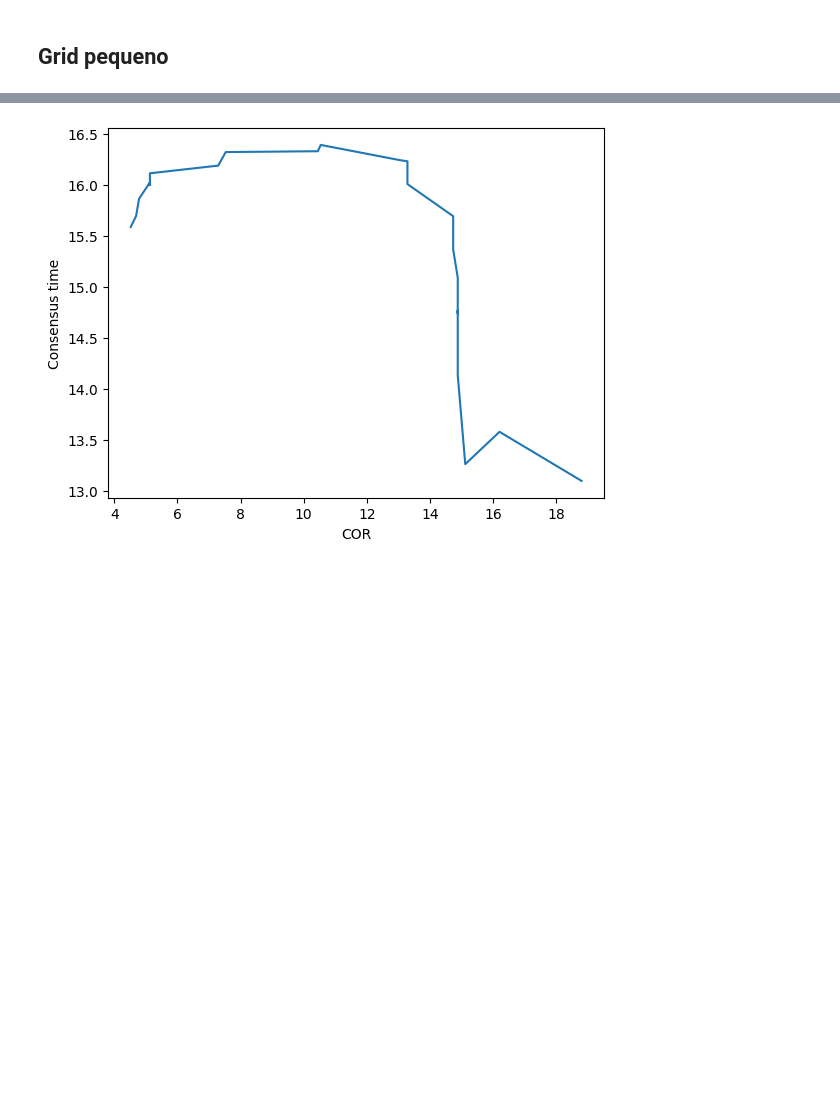
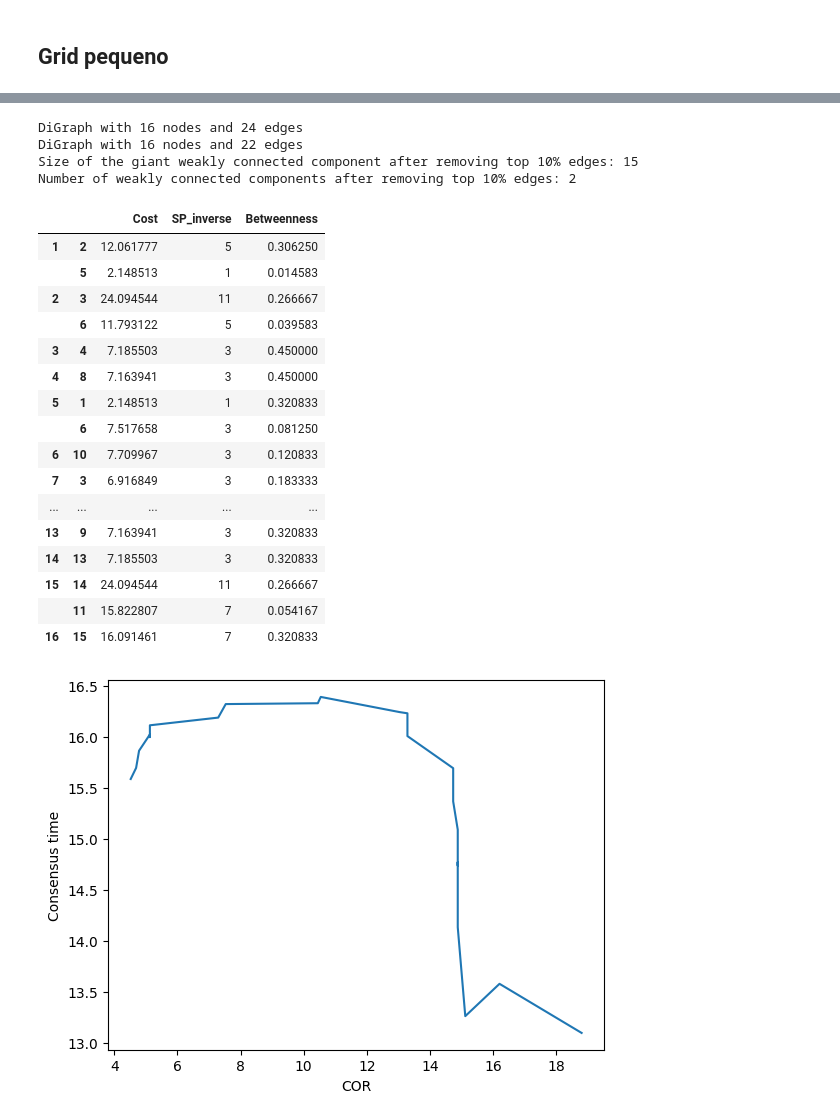
Before and after one commit to gioguarnieri/CoR, a Jupyter notebook: dynamics.ipynb, the cells around one changed output, grey strips where cells are left out. Drawn from its saved outputs; the diff is of its cells as text; code cells hidden in the pictures; blank space fills up the shorter version.

```diff
--- a/dynamics.ipynb
+++ b/dynamics.ipynb
@@ -519,4 +502,51 @@ findfont: Font family 'Arial' not found.
 [figure]
+# %%
+# Calculate the number of edges to remove (top 10%)
+num_edges_to_remove = int(len(df) * 0.1)
+
+# Sort edges by Betweenness in descending order and select top 10%
+edges_to_remove = df.sort_values(by="Betweenness", ascending=False).head(num_edges_to_remove).index
+
+# Create a copy of H and remove the selected edges
+H_modified = H.copy()
+for edge in edges_to_remove:
+    if H_modified.has_edge(edge[0], edge[1]):
+        H_modified.remove_edge(edge[0], edge[1])
+
+# Calculate weakly connected components
+wcc = list(nx.weakly_connected_components(H_modified))
+wcc_len = len(wcc)
+# Find the size of the giant WCC
+giant_wcc_size = max(len(component) for component in wcc) if wcc else 0
+print(H)
+print(H_modified)
+print(f"Size of the giant weakly connected component after removing top 10% edges: {giant_wcc_size}")
+print(f"Number of weakly connected components after removing top 10% edges: {wcc_len}")
+# %% [output]
+DiGraph with 16 nodes and 24 edges
+DiGraph with 16 nodes and 22 edges
+Size of the giant weakly connected component after removing top 10% edges: 15
+Number of weakly connected components after removing top 10% edges: 2
+# %%
+df
+# %% [output]
+|  |  | Cost | SP_inverse | Betweenness |
+| 1 | 2 | 12.061777 | 5 | 0.306250 |
+|  | 5 | 2.148513 | 1 | 0.014583 |
+| 2 | 3 | 24.094544 | 11 | 0.266667 |
+|  | 6 | 11.793122 | 5 | 0.039583 |
+| 3 | 4 | 7.185503 | 3 | 0.450000 |
+| 4 | 8 | 7.163941 | 3 | 0.450000 |
+| 5 | 1 | 2.148513 | 1 | 0.320833 |
+|  | 6 | 7.517658 | 3 | 0.081250 |
+| 6 | 10 | 7.709967 | 3 | 0.120833 |
+| 7 | 3 | 6.916849 | 3 | 0.183333 |
+| ... | ... | ... | ... | ... |
+| 13 | 9 | 7.163941 | 3 | 0.320833 |
+| 14 | 13 | 7.185503 | 3 | 0.320833 |
+| 15 | 14 | 24.094544 | 11 | 0.266667 |
+|  | 11 | 15.822807 | 7 | 0.054167 |
+| 16 | 15 | 16.091461 | 7 | 0.320833 |
 # %%
 mean_COR = []
 mean_time = []
```
Also changed, not shown: parts of 8 cells of this notebook, 11 other files.
